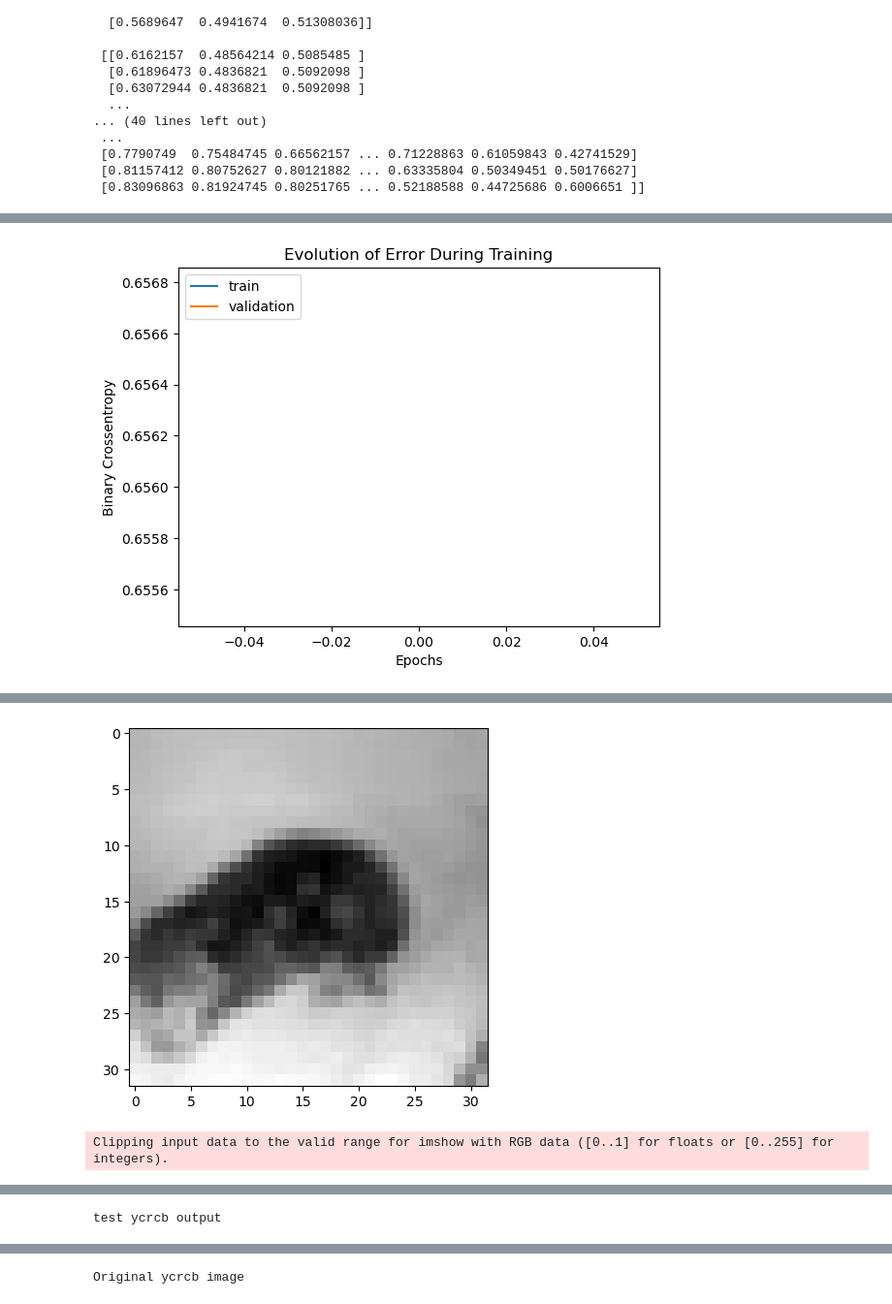
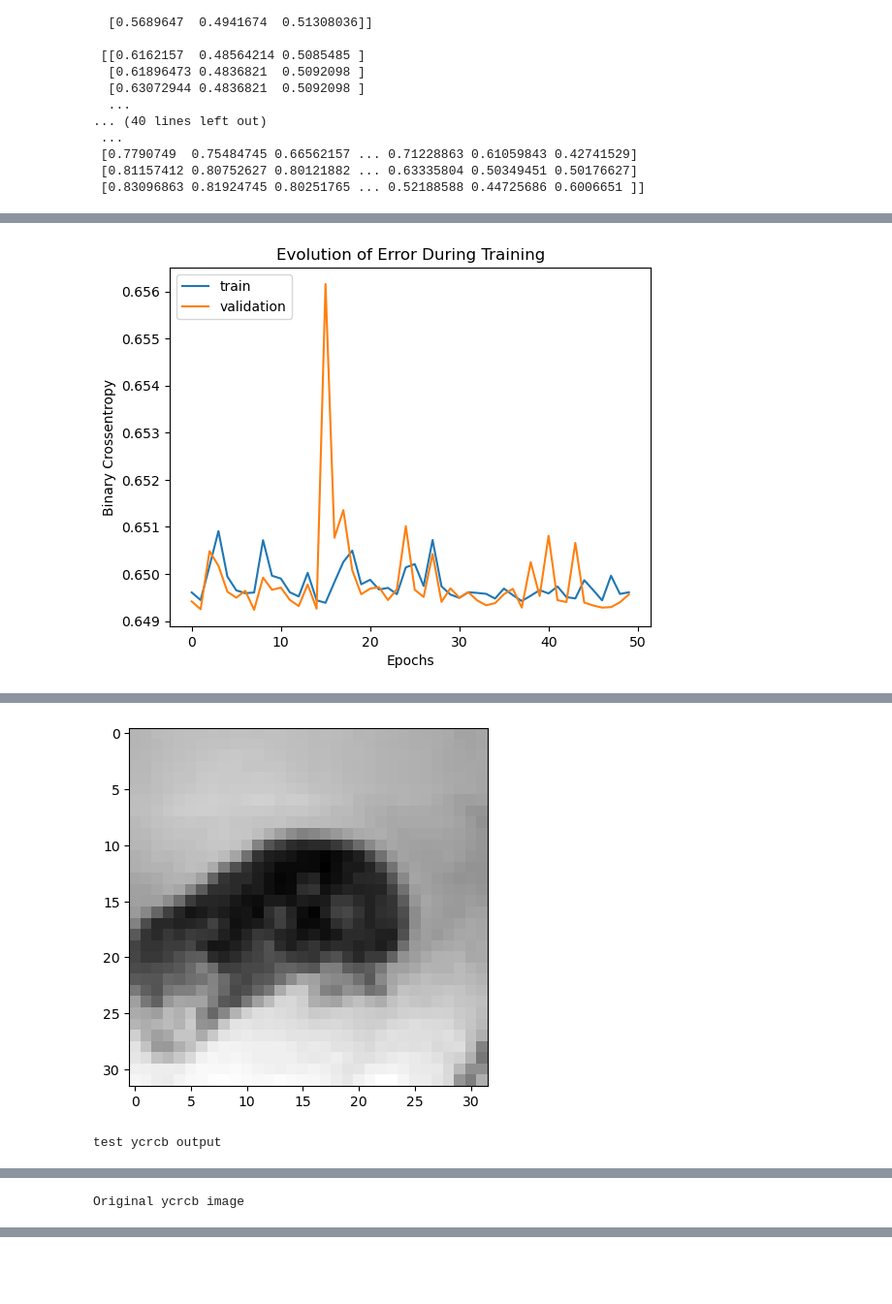
Before and after one commit to BMEJSchmitz/ACML_Lab_2, a Jupyter notebook: Lab 2.ipynb, the cells around one changed output, grey strips where cells are left out. Shown at 97% size. Cells and saved outputs as stored; diff of their text form; code cells hidden in the pictures; blank space fills up the shorter version.

Commit message:
working code for 3.2 -> epochs ran

```diff
--- a/Lab 2.ipynb
+++ b/Lab 2.ipynb
@@ -476,8 +476,8 @@ color_model.add(tf.keras.layers.Conv2D(16, 3, 1, "same", activation="relu"))
 color_model.add(tf.keras.layers.UpSampling2D(2))
 color_model.add(tf.keras.layers.Conv2D(3, 3, 1, "same", activation="relu"))
 # %%
-color_model.compile(optimizer="sgd", loss=tf.keras.losses.BinaryCrossentropy(), metrics=['accuracy'])
-history = color_model.fit(X_train_gray, X_train_ycrcb, epochs=1, validation_data=(X_val_gray, X_val_ycrcb))
+color_model.compile(optimizer=tf.keras.optimizers.Adam(), loss=tf.keras.losses.BinaryCrossentropy(), metrics=['accuracy'])
+history = color_model.fit(X_train_gray, X_train_ycrcb, epochs=50, validation_data=(X_val_gray, X_val_ycrcb))
 
 plt.plot(history.history['loss'])
 plt.plot(history.history['val_loss'])
@@ -505 +521 @@ plt.show()
-[figure, old version]
+[figure, new version]
@@ -510,4 +526,4 @@ Test error : 0.655380129814148
 
  Grayscale input
 [figure]
-Clipping input data to the valid range for imshow with RGB data ([0..1] for floats or [0..255] for integers).
+test ycrcb output
@@ -514 +531 @@ Clipping input data to the valid range for imshow with RGB data ([0..1] for floa
-test ycrcb output
+Original ycrcb image
@@ -516,2 +532 @@ test ycrcb output
-Original ycrcb image
 [figure]
```
Also changed, not shown: parts of 1 cell of this notebook.
